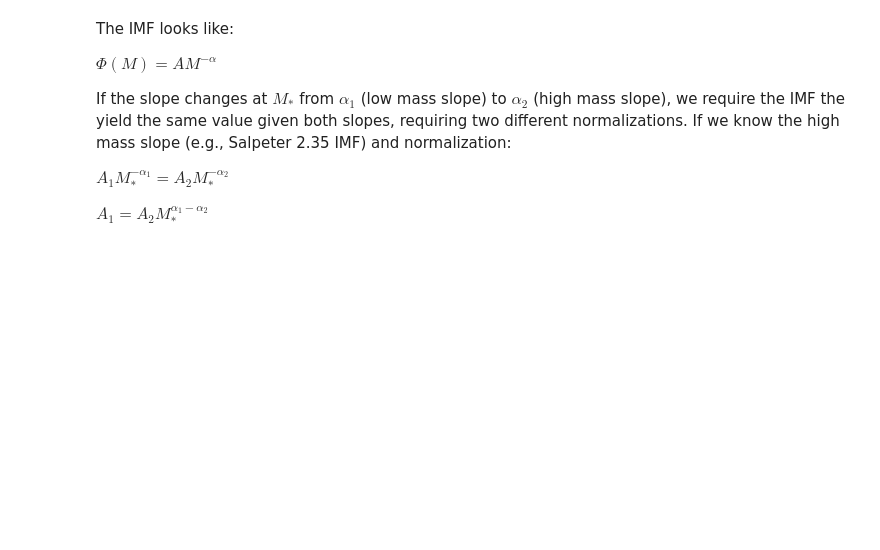
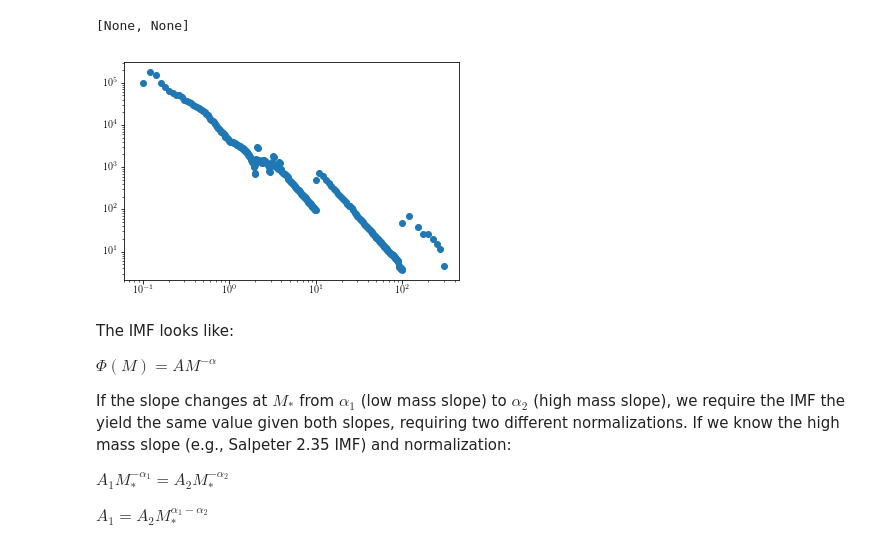
Before and after one commit to tzdwi/Diagnostics, a Jupyter notebook: code/IMF.ipynb, the cells around one changed output. Drawn from its saved outputs; the diff is of its cells as text; code cells hidden in the pictures; blank space fills up the shorter version.

```diff
--- a/code/IMF.ipynb
+++ b/code/IMF.ipynb
@@ -22,6 +22,12 @@ while True:
 f.close()
 masses = np.flip(masses)
 weights = np.flip(weights)
+# %%
+plt.scatter(masses, weights)
+plt.gca().set(xscale='log',yscale='log')
+# %% [output]
+[None, None]
+[figure, added]
 # %% [markdown]
 The IMF looks like:
 
```
Also changed, not shown: parts of 22 cells of this notebook.
